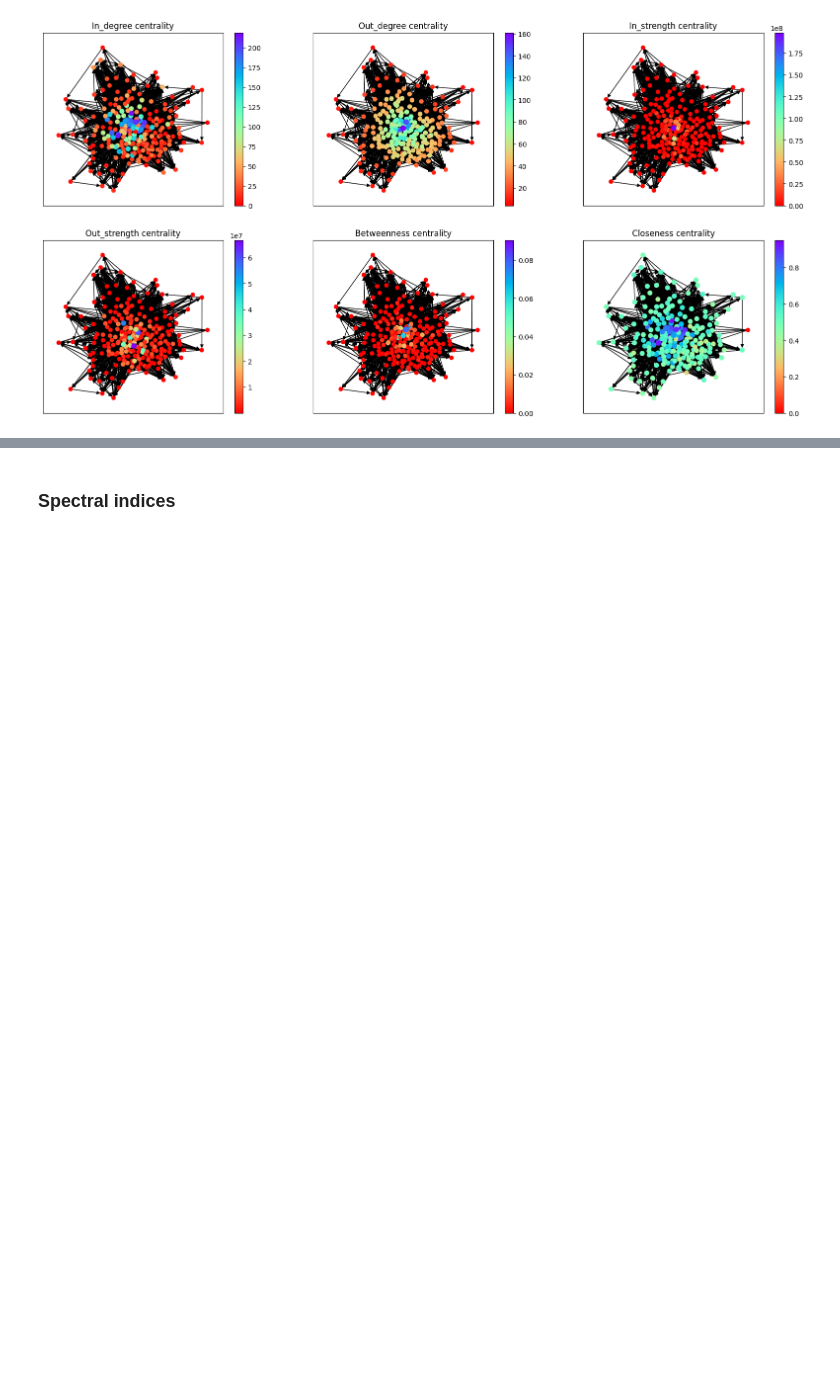
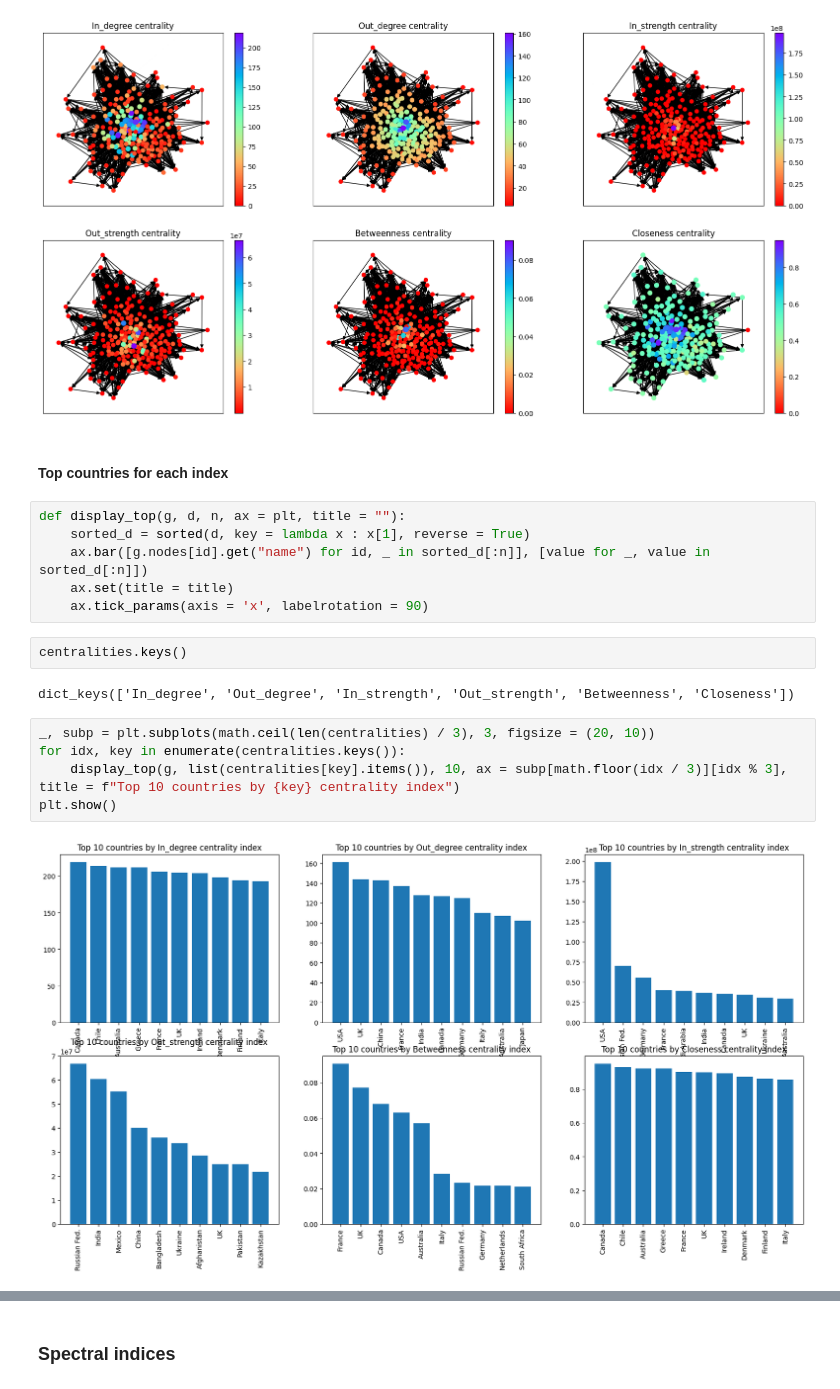
Before and after one commit to Ethangx8/AdvancedDataScienceCN, a Jupyter notebook: notebook/notebook.ipynb, the cells around one changed output, grey strips where cells are left out. Drawn from its saved outputs; the diff is of its cells as text; blank space fills up the shorter version.

```diff
--- a/notebook/notebook.ipynb
+++ b/notebook/notebook.ipynb
@@ -134,3 +136,22 @@ for idx, (k, v) in enumerate(centralities.items()):
 plt.show()
 # %% [output]
 [figure]
+# %% [markdown]
+#### Top countries for each index
+# %%
+def display_top(g, d, n, ax = plt, title = ""):
+    sorted_d = sorted(d, key = lambda x : x[1], reverse = True)
+    ax.bar([g.nodes[id].get("name") for id, _ in sorted_d[:n]], [value for _, value in sorted_d[:n]])
+    ax.set(title = title)
+    ax.tick_params(axis = 'x', labelrotation = 90)
+# %%
+centralities.keys()
+# %% [output]
+dict_keys(['In_degree', 'Out_degree', 'In_strength', 'Out_strength', 'Betweenness', 'Closeness'])
+# %%
+_, subp = plt.subplots(math.ceil(len(centralities) / 3), 3, figsize = (20, 10))
+for idx, key in enumerate(centralities.keys()):
+    display_top(g, list(centralities[key].items()), 10, ax = subp[math.floor(idx / 3)][idx % 3], title = f"Top 10 countries by {key} centrality index")
+plt.show()
+# %% [output]
+[figure, added]
```
Also changed, not shown: parts of 3 cells of this notebook.
